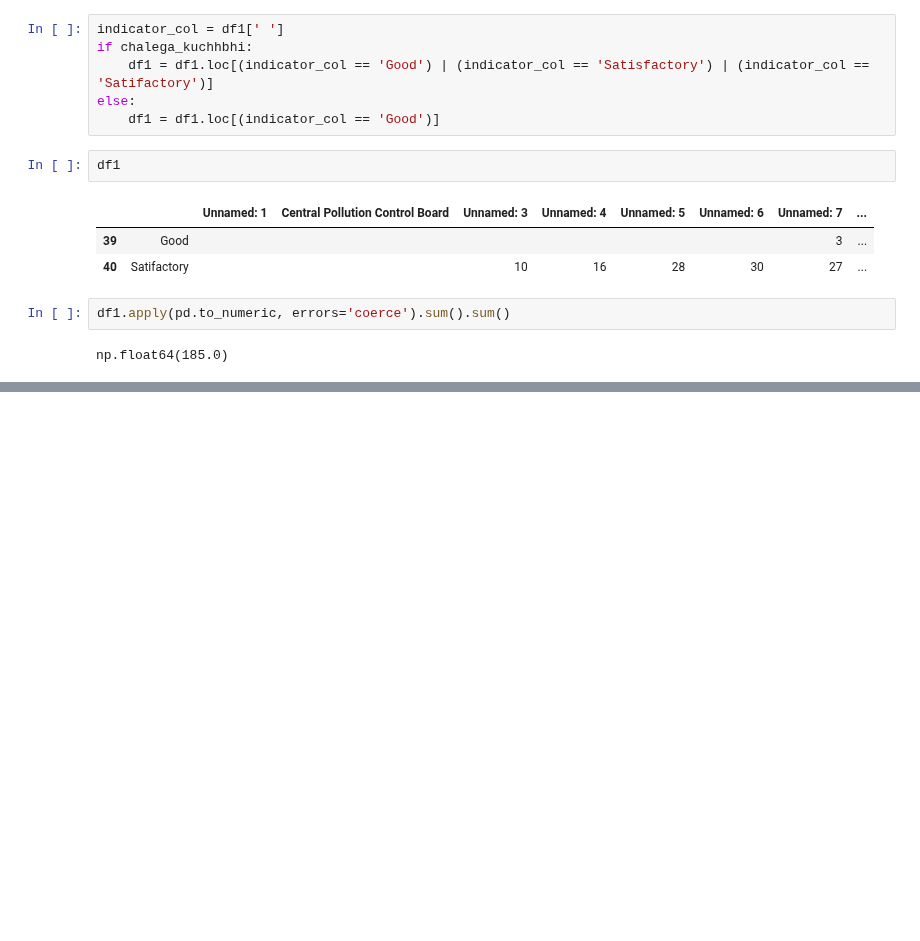
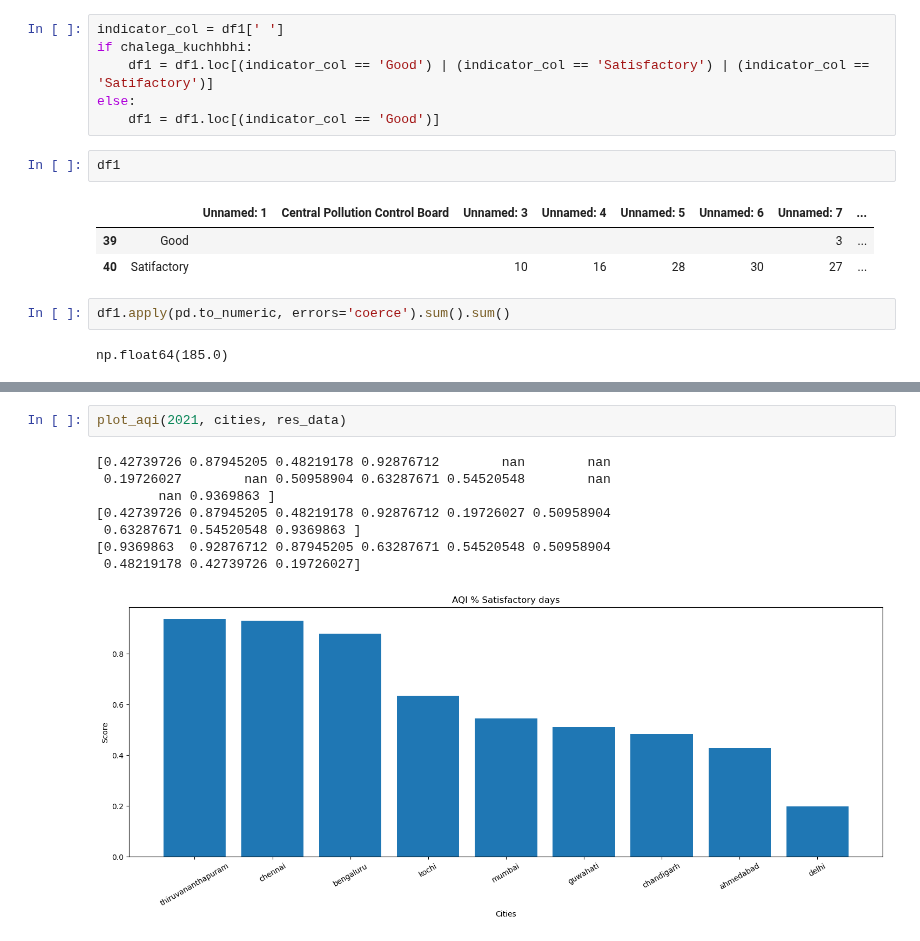
Before and after one commit to silverstone-git/aqi-analysis, a Jupyter notebook: aqi.ipynb, the cells around one changed output, grey strips where cells are left out. Cells and saved outputs as stored; diff of their text form; blank space fills up the shorter version.

```diff
--- a/aqi.ipynb
+++ b/aqi.ipynb
@@ -203,0 +239,11 @@ res_data
+# %%
+plot_aqi(2021, cities, res_data)
+# %% [output]
+[0.42739726 0.87945205 0.48219178 0.92876712        nan        nan
+ 0.19726027        nan 0.50958904 0.63287671 0.54520548        nan
+        nan 0.9369863 ]
+[0.42739726 0.87945205 0.48219178 0.92876712 0.19726027 0.50958904
+ 0.63287671 0.54520548 0.9369863 ]
+[0.9369863  0.92876712 0.87945205 0.63287671 0.54520548 0.50958904
+ 0.48219178 0.42739726 0.19726027]
+[figure, added]
```
Also changed, not shown: parts of 26 cells of this notebook.
